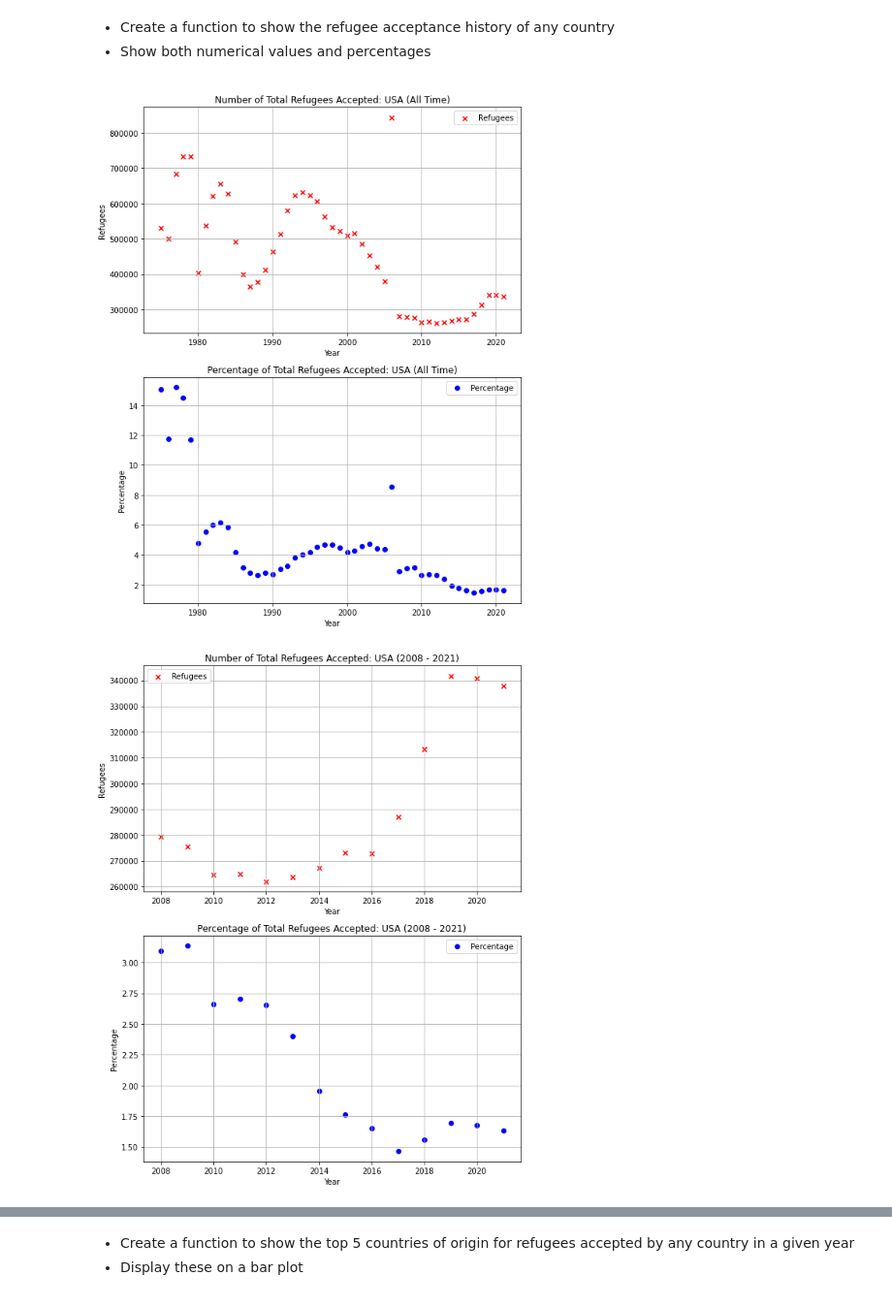
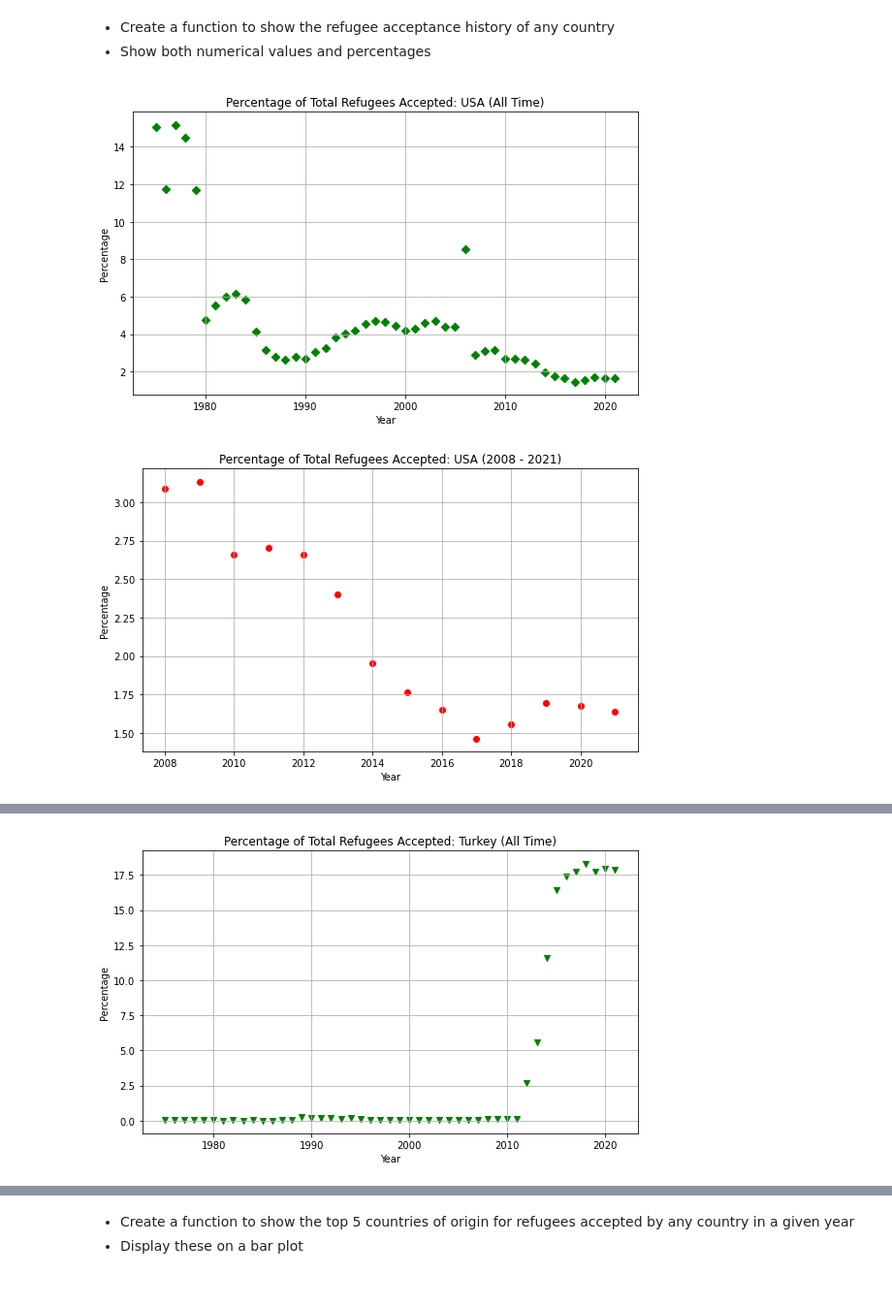
Before and after one commit to nss-data-science-cohort-7/un-exploration-sourish33, a Jupyter notebook: notebooks/refugees.ipynb, the cells around one changed output, grey strips where cells are left out. Shown at 97% size. Saved outputs shown, nothing was run; the diff lists cells and outputs as text; code cells hidden in the pictures.

Commit message:
some changes to plots

```diff
--- a/notebooks/refugees.ipynb
+++ b/notebooks/refugees.ipynb
@@ -344,7 +345,7 @@ def refugee_acceptance_history(country, years=[]):
 # %%
 def make_refugee_acceptance_plot(country, years=[]):
     """
-    Create a pair of scatter plots displaying the acceptance history of refugees by a given 'country' over specified 'years'.
+    Create a scatter plot displaying the acceptance history of refugees by a given 'country' over specified 'years'.
 
     Parameters:
     - country (str): The name of the country for which the plot is generated.
@@ -354,9 +355,8 @@ def make_refugee_acceptance_plot(country, years=[]):
     Returns:
     - None
 
-    This function generates two scatter plots to visualize the acceptance history of refugees by the specified 'country'
-    over the specified range of 'years'. The first scatter plot shows the number of refugees accepted each year, while the
-    second scatter plot shows the percentage of total refugees accepted each year.
+    This function generates a scatter plot to visualize the acceptance history of refugees by the specified 'country'
+    over the specified range of 'years'. The scatter plot shows the percentage of total refugees accepted each year.
 
     If no data is available for the specified 'country' and 'years', it prints a message and returns without generating a plot.
     """
@@ -369,26 +369,19 @@ def make_refugee_acceptance_plot(country, years=[]):
         [start_year, end_year] = years
         timeframe = f" ({start_year} - {end_year})"
 
+    # Create a subplot for Percentage
+    fig, ax = plt.subplots(figsize=(8, 5))  # Setting figsize
 
+    # Generate random color and marker
+    random_color = random.choice(['red', 'blue', 'green', 'orange', 'purple'])
+    random_marker = random.choice(['o', 's', 'D', '^', 'v'])
 
-    # Create a 1x2 grid for subplots (2 row, 1 columns)
-    fig, (ax1, ax2) = plt.subplots(2, 1, figsize=(8, 10))  # Setting figsizes
-
-    # Scatter plot for Percentage
-    ax2.scatter(df["Year"], df["Percentage"], label="Percentage", marker="o", color="blue")
-    ax2.set_xlabel("Year")
-    ax2.set_ylabel("Percentage")
-    ax2.set_title("Percentage of Total Refugees Accepted: "+country+timeframe)
-    ax2.grid(True)  # Add a grid
-    ax2.legend()
-
-    # Scatter plot for Refugees
-    ax1.scatter(df["Year"], df["Refugees"], label="Refugees", marker="x", color="red")
-    ax1.set_xlabel("Year")
-    ax1.set_ylabel("Refugees")
-    ax1.set_title("Number of Total Refugees Accepted: "+country+timeframe)
-    ax1.grid(True)  # Add a grid
-    ax1.legend()
+    # Scatter plot for Percentage with random color and marker
+    ax.scatter(df["Year"], df["Percentage"], label="Percentage", marker=random_marker, color=random_color)
+    ax.set_xlabel("Year")
+    ax.set_ylabel("Percentage")
+    ax.set_title("Percentage of Total Refugees Accepted: " + country + timeframe)
+    ax.grid(True)  # Add a grid
 
     # Adjust the layout to avoid overlapping labels
     plt.tight_layout()
@@ -398,7 +391,9 @@ def make_refugee_acceptance_plot(country, years=[]):
 # %%
 make_refugee_acceptance_plot("USA")
 make_refugee_acceptance_plot("USA", [2008,2021])
 make_refugee_acceptance_plot('Italy')
+make_refugee_acceptance_plot('Turkey')
+make_refugee_acceptance_plot('Pakistan')
 # %% [output]
-[figure, old version]
+[figure, new version]
-[figure, old version]
+[figure, new version]
@@ -405,0 +401 @@ make_refugee_acceptance_plot('Italy')
+[figure, added]
```
Also changed, not shown: parts of 5 cells of this notebook.
